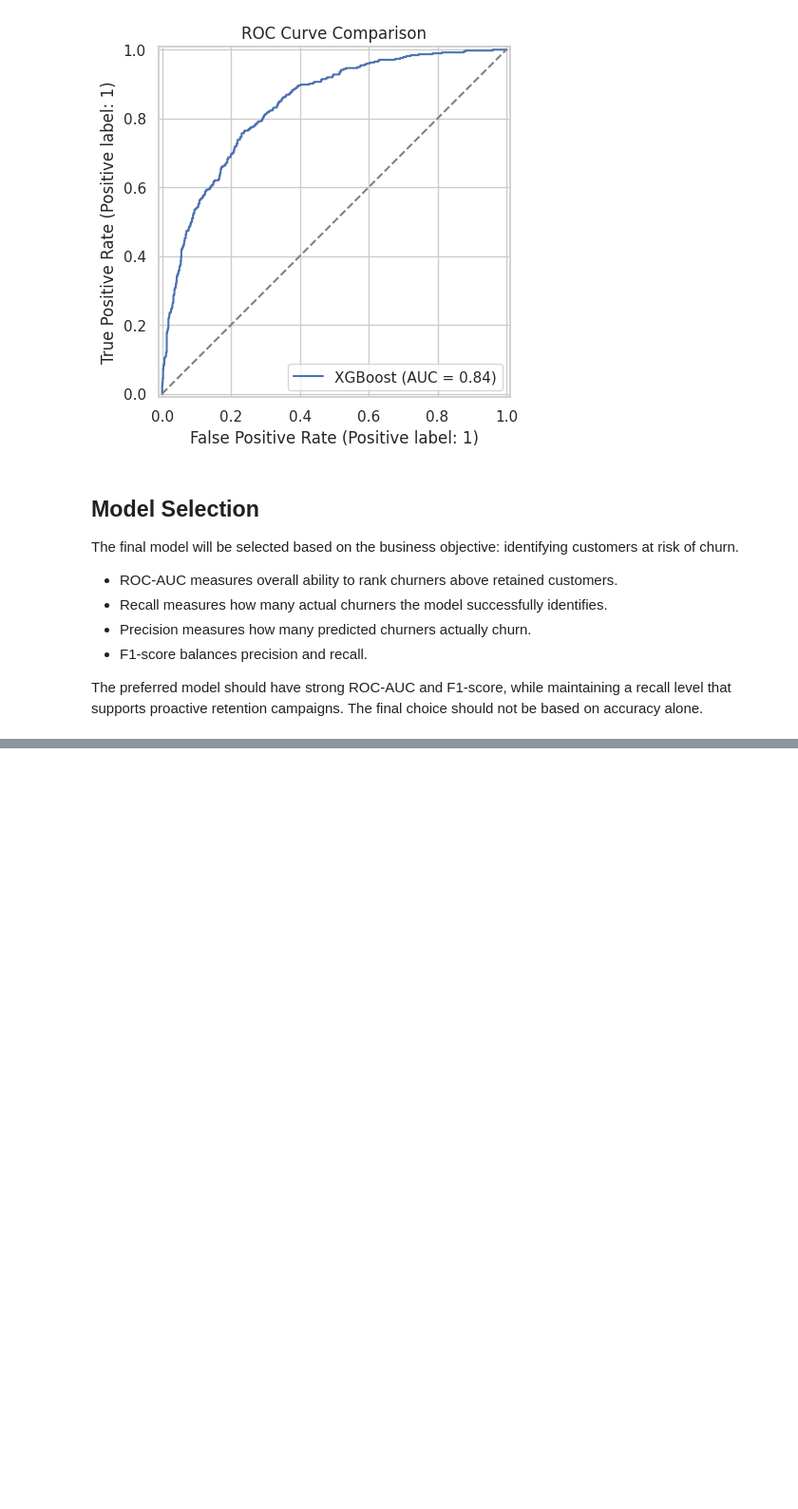
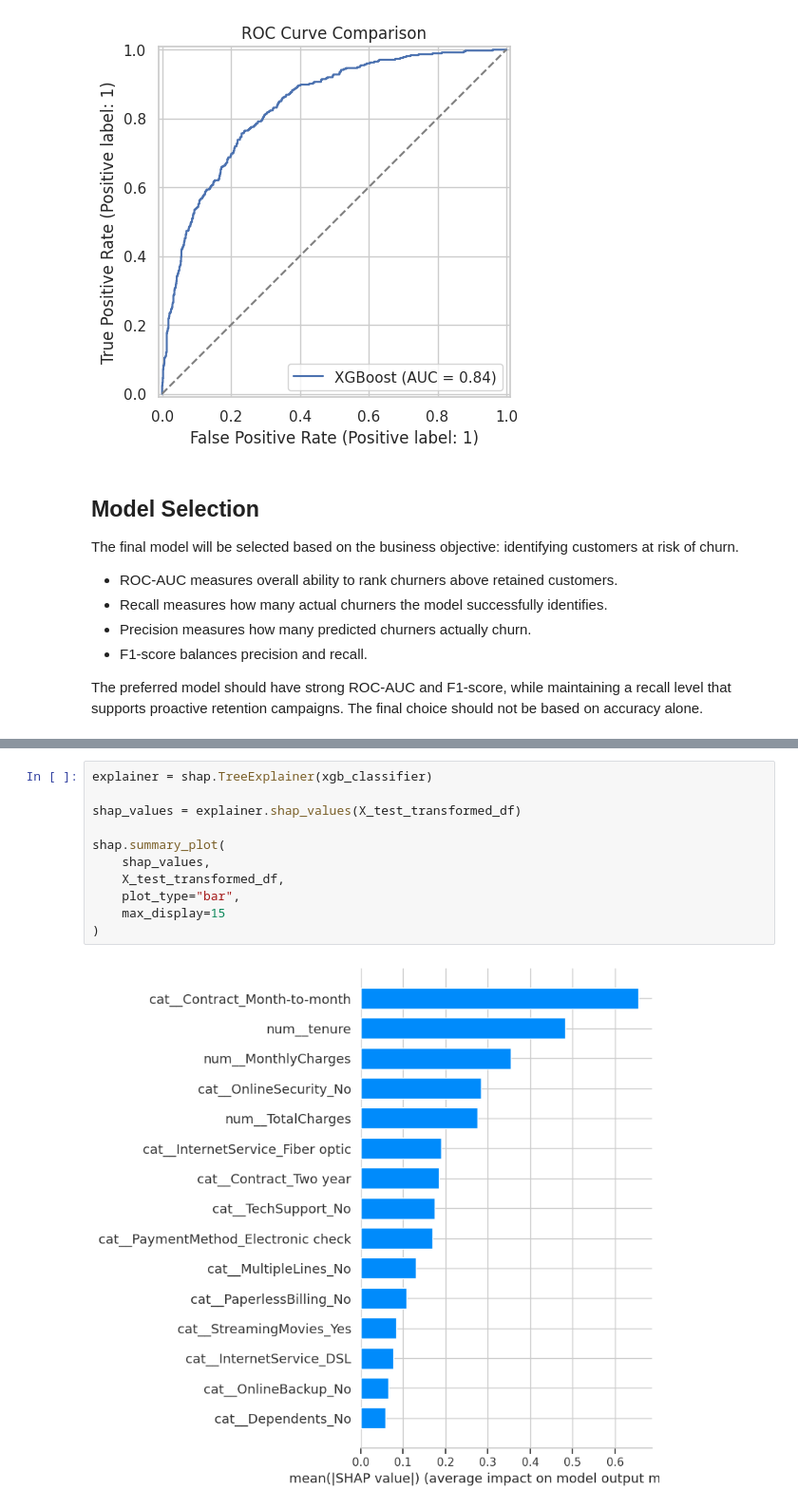
Before and after one commit to Sambuddha10/telco-churn-prediction, a Jupyter notebook: notebooks/01_eda_and_data_cleaning.ipynb, the cells around one changed output, grey strips where cells are left out. Shown at 95% size. Drawn from its saved outputs; the diff is of its cells as text; blank space fills up the shorter version.

```diff
--- a/notebooks/01_eda_and_data_cleaning.ipynb
+++ b/notebooks/01_eda_and_data_cleaning.ipynb
@@ -786,0 +975,13 @@ The preferred model should have strong ROC-AUC and F1-score, while maintaining a
+# %%
+explainer = shap.TreeExplainer(xgb_classifier)
+
+shap_values = explainer.shap_values(X_test_transformed_df)
+
+shap.summary_plot(
+    shap_values,
+    X_test_transformed_df,
+    plot_type="bar",
+    max_display=15
+)
+# %% [output]
+[figure, added]
```
Also changed, not shown: parts of 16 cells of this notebook.
